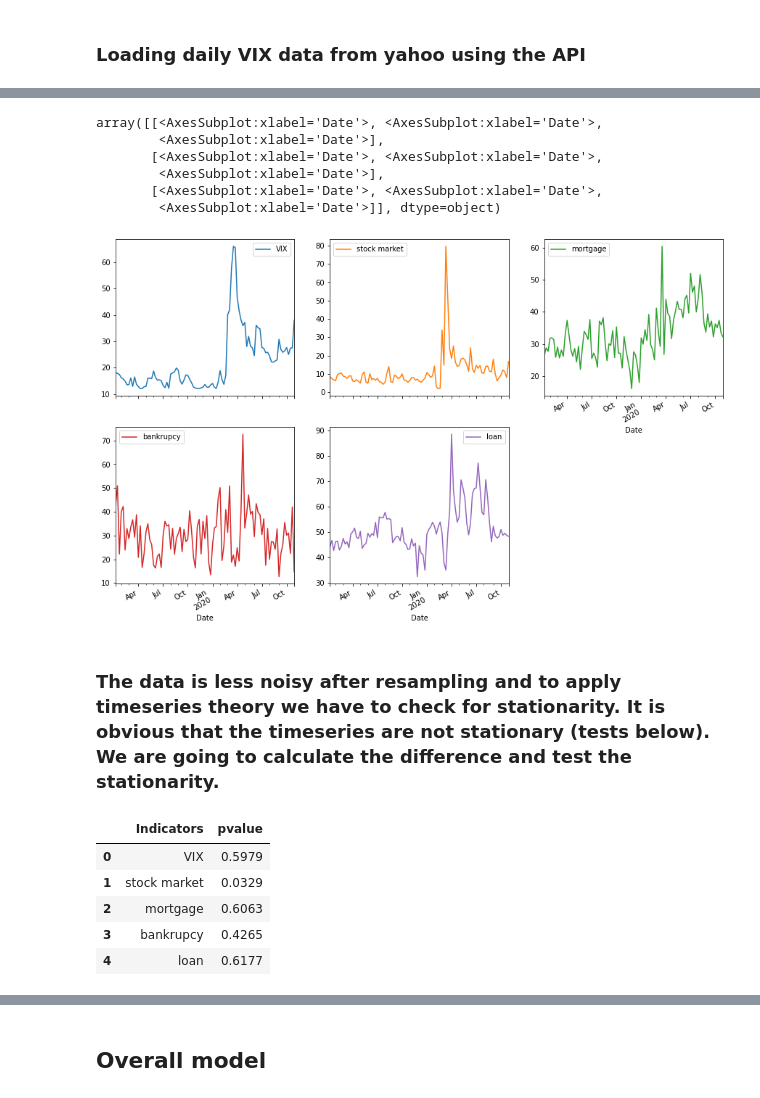
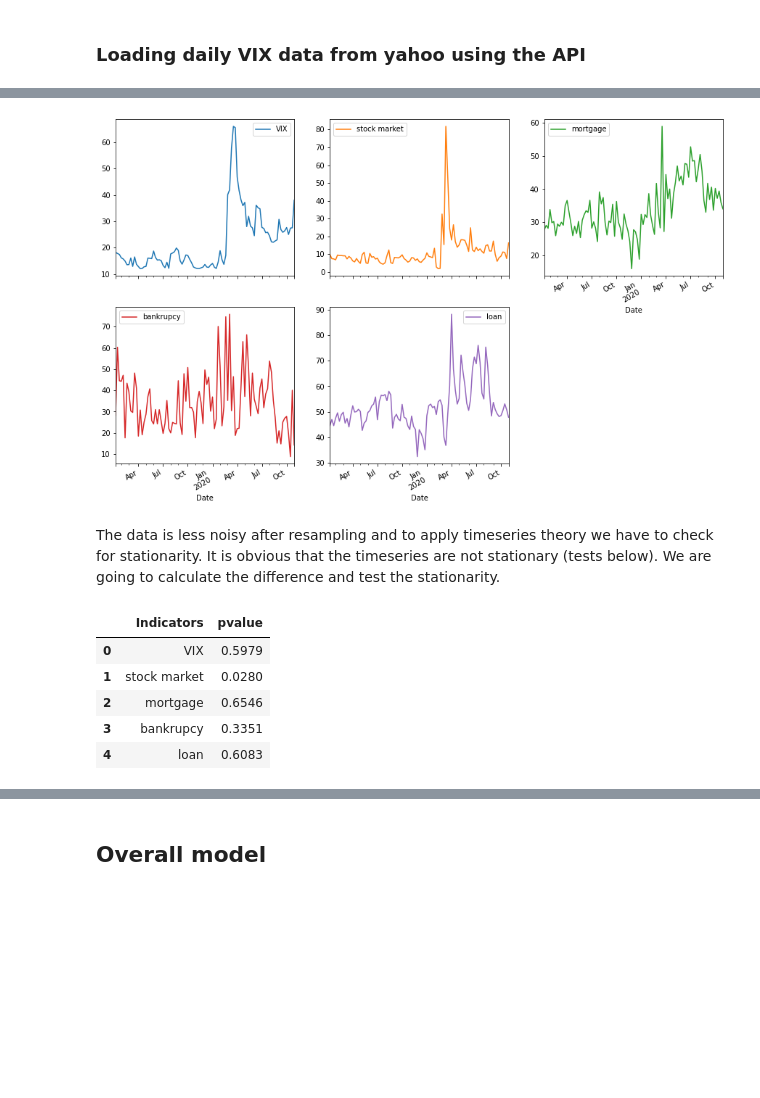
Before and after one commit to epfl-ada/ada-2020-project-milestone-p3-p3_tak, a Jupyter notebook: VIX.ipynb, the cells around one changed output, grey strips where cells are left out. Saved outputs shown, nothing was run; the diff lists cells and outputs as text; code cells hidden in the pictures; blank space fills up the shorter version.

```diff
--- a/VIX.ipynb
+++ b/VIX.ipynb
@@ -94,14 +112,16 @@ keywords=['stock market','mortgage','bankrupcy','loan']
 # TO DO: check Nan when merging and understand why
 # %%
 # df_vix['VIX_stat']=np.log(df_vix['VIX'])-np.log(df_vix['VIX'].shift(1))
-df_trends=df_merged
+df_trends = df_merged
 
-df_market=pd.merge(df_market,df_trends,how='left',left_index=True,right_index=True)
+df_market = pd.merge(
+    df_market, df_trends, how="left", left_index=True, right_index=True
+)
 # df_vix=np.abs(df_vix-df_vix.shift(1))
 # df_vix[keywords]=df_vix[keywords].rolling(20).mean()
 
 df_market.dropna(inplace=True)
-df_market.index=pd.to_datetime(df_market.index)
-df_market=df_market[['VIX'] + keywords]
-df_market.index=pd.to_datetime(df_market.index)
+df_market.index = pd.to_datetime(df_market.index)
+df_market = df_market[["VIX"] + keywords]
+df_market.index = pd.to_datetime(df_market.index)
 # %%
@@ -120,28 +134,26 @@ array([[<AxesSubplot:xlabel='Date'>, <AxesSubplot:xlabel='Date'>,
 # %%
-df_vix=df_market['VIX'].resample('1W').last().to_frame()
-df_vix[keywords]=df_market[keywords].resample('1W').mean()
-df_vix.plot(subplots=True, layout=(3,3),figsize=(15,15))
+df_vix = df_market["VIX"].resample("1W").last().to_frame()
+df_vix[keywords] = df_market[keywords].resample("1W").mean()
+_ = df_vix.plot(subplots=True, layout=(3, 3), figsize=(15, 15))
 # %% [output]
-array([[<AxesSubplot:xlabel='Date'>, <AxesSubplot:xlabel='Date'>,
-        <AxesSubplot:xlabel='Date'>],
-       [<AxesSubplot:xlabel='Date'>, <AxesSubplot:xlabel='Date'>,
-        <AxesSubplot:xlabel='Date'>],
-       [<AxesSubplot:xlabel='Date'>, <AxesSubplot:xlabel='Date'>,
-        <AxesSubplot:xlabel='Date'>]], dtype=object)
-[figure, old version]
+[figure, new version]
 # %% [markdown]
-### The data is less noisy after resampling and to apply timeseries theory we have to check for stationarity. It is obvious that the timeseries are not stationary (tests below). We are going to calculate the difference and test the stationarity.
+The data is less noisy after resampling and to apply timeseries theory we have to check for stationarity. It is obvious that the timeseries are not stationary (tests below). We are going to calculate the difference and test the stationarity.
 # %%
-from statsmodels.tsa.stattools import adfuller
-column_names=df_vix.columns
-ADF_pvalues=[adfuller(df_vix[column_name],regression='nc')[1] for column_name in column_names]
-df_pvalues = pd.DataFrame(list(zip(column_names, ADF_pvalues)), columns =['Indicators', 'pvalue'])
+column_names = df_vix.columns
+ADF_pvalues = [
+    adfuller(df_vix[column_name], regression="nc")[1] for column_name in column_names
+]
+# putting the p-values in a df for pretty printing
+df_pvalues = pd.DataFrame(
+    list(zip(column_names, ADF_pvalues)), columns=["Indicators", "pvalue"]
+)
 df_pvalues.round(4)
 # %% [output]
 |  | Indicators | pvalue |
 | 0 | VIX | 0.5979 |
-| 1 | stock market | 0.0329 |
-| 2 | mortgage | 0.6063 |
-| 3 | bankrupcy | 0.4265 |
-| 4 | loan | 0.6177 |
+| 1 | stock market | 0.0280 |
+| 2 | mortgage | 0.6546 |
+| 3 | bankrupcy | 0.3351 |
+| 4 | loan | 0.6083 |
 # %%
```
Also changed, not shown: parts of 45 cells of this notebook.
